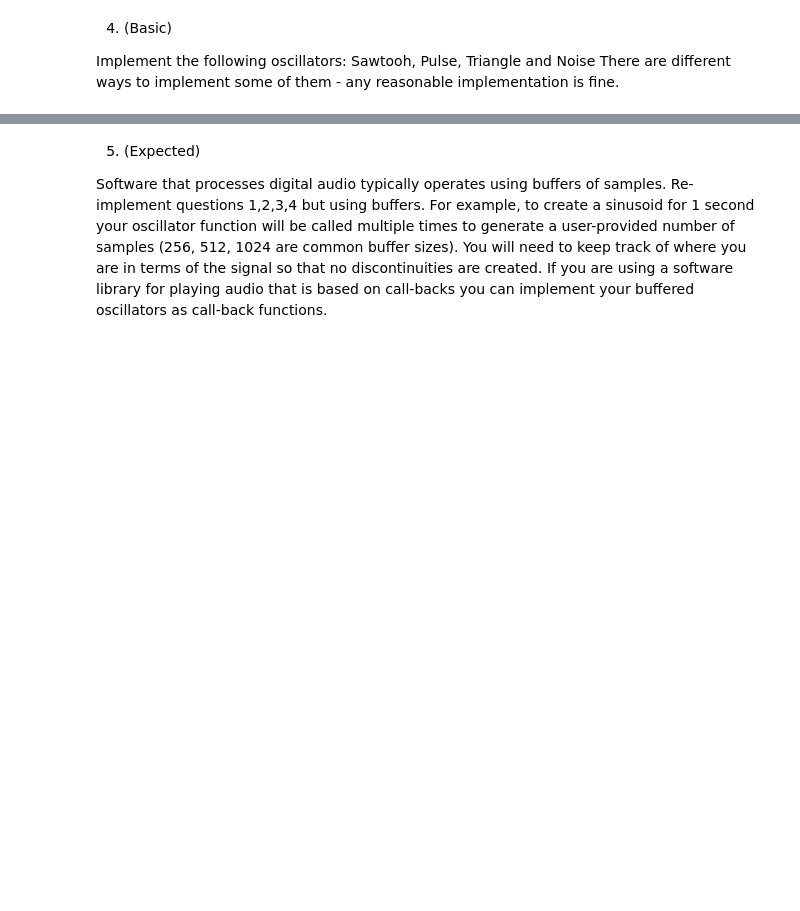
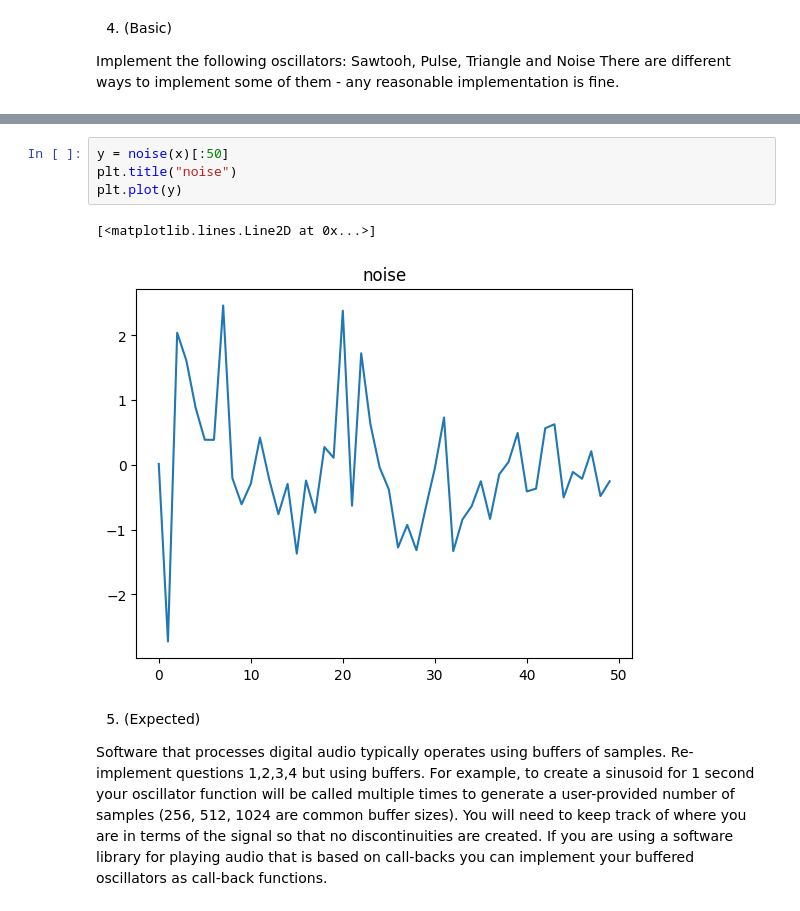
Before and after one commit to iamvickynguyen/CSC484D-Synthesizer, a Jupyter notebook: A1/A1.ipynb, the cells around one changed output, grey strips where cells are left out. Saved outputs shown, nothing was run; the diff lists cells and outputs as text; blank space fills up the shorter version.

```diff
--- a/A1/A1.ipynb
+++ b/A1/A1.ipynb
@@ -187,3 +167,10 @@ ipd.Audio(data, rate=srate)
+# %%
+y = noise(x)[:50]
+plt.title("noise")
+plt.plot(y)
+# %% [output]
+[<matplotlib.lines.Line2D at 0x...>]
+[figure, added]
 # %% [markdown]
 5. (Expected)
 
```
Also changed, not shown: parts of 8 cells of this notebook, 1 other file.
